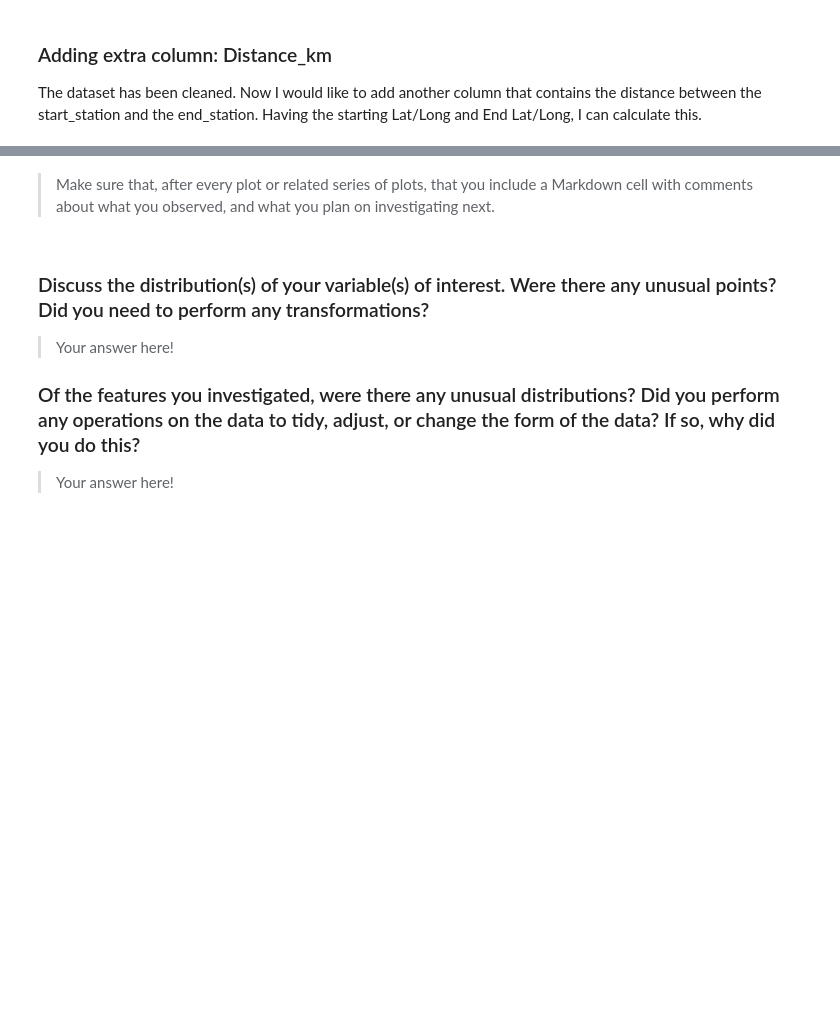
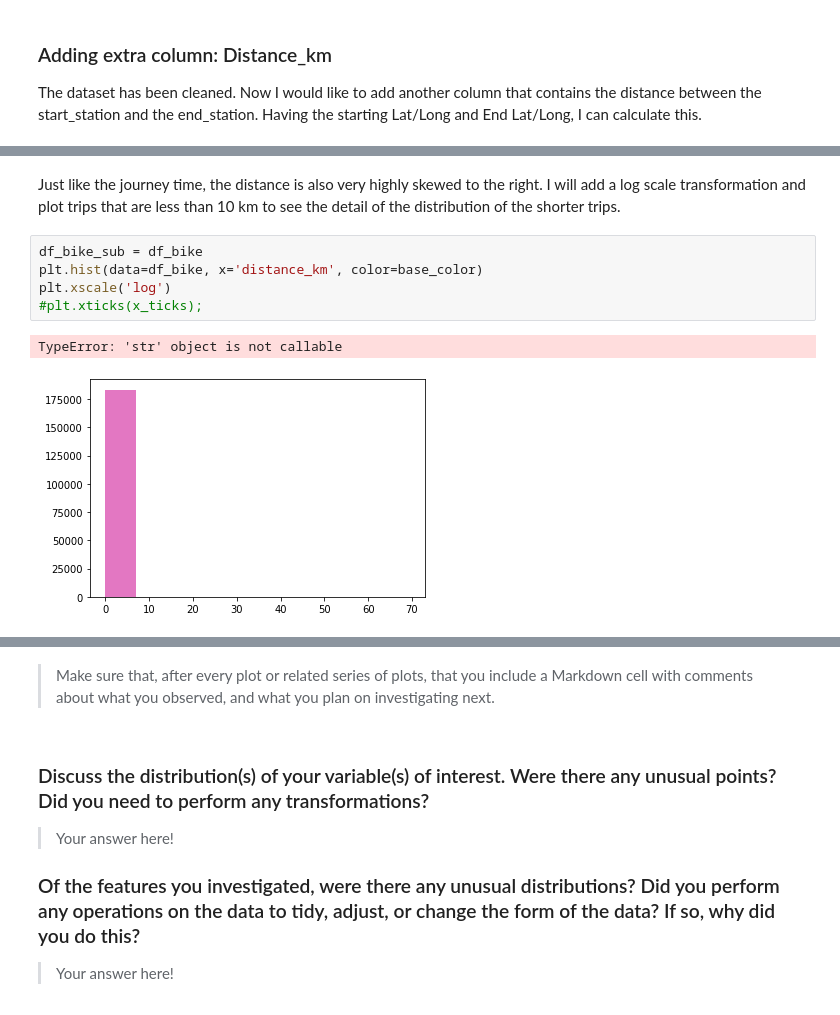
Before and after one commit to ChrisShuttle/Udacity_DAND_Project5_Visuals, a Jupyter notebook: Project Template/exploration_template.ipynb, the cells around one changed output, grey strips where cells are left out. Drawn from its saved outputs; the diff is of its cells as text; blank space fills up the shorter version.

```diff
--- a/Project Template/exploration_template.ipynb
+++ b/Project Template/exploration_template.ipynb
@@ -361,0 +387,10 @@ and prepare yourself to look at relationships between variables.
+# %% [markdown]
+Just like the journey time, the distance is also very highly skewed to the right. I will add a log scale transformation and plot trips that are less than 10 km to see the detail of the distribution of the shorter trips.
+# %%
+df_bike_sub = df_bike
+plt.hist(data=df_bike, x='distance_km', color=base_color)
+plt.xscale('log')
+#plt.xticks(x_ticks);
+# %% [output]
+TypeError: 'str' object is not callable
+[figure, added]
```
Also changed, not shown: parts of 43 cells of this notebook, 1 other file.
